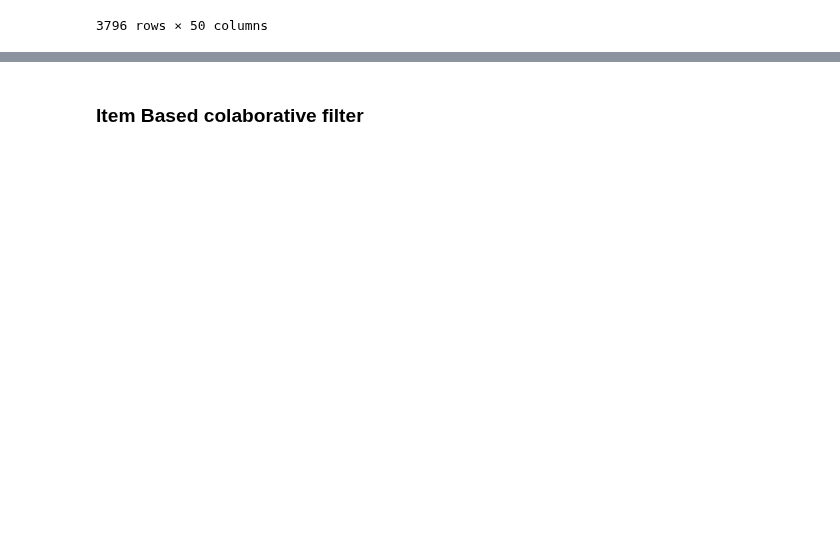
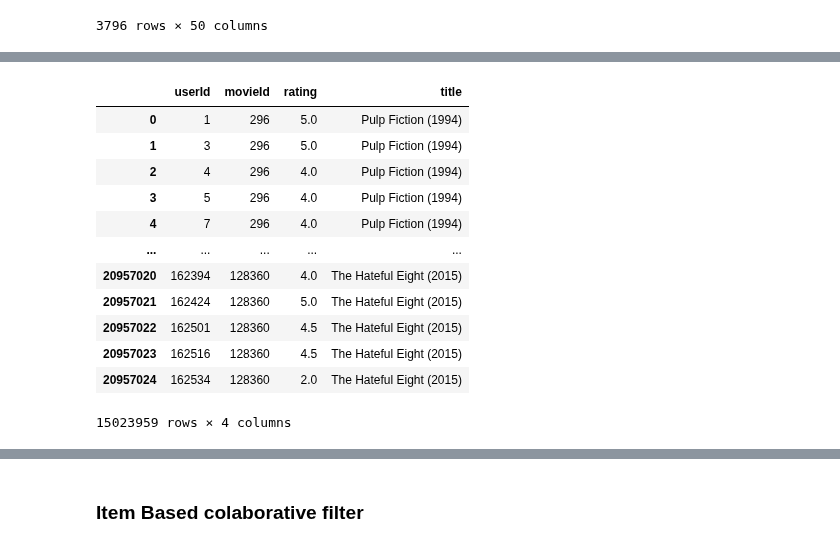
Before and after one commit to joaquim-oliveira-neto/rogue, a Jupyter notebook: notebooks/joaquim-model-test.ipynb, the cells around one changed output, grey strips where cells are left out. Cells and saved outputs as stored; diff of their text form; code cells hidden in the pictures; blank space fills up the shorter version.

```diff
--- a/notebooks/joaquim-model-test.ipynb
+++ b/notebooks/joaquim-model-test.ipynb
@@ -173,0 +220,17 @@ df.to_csv('../raw_data/streamlit-data/ratings_top_users_top.csv', columns=df.col
+# %%
+ratings_lite_top = get_most_rated_movies_df(ratings_lite, 1000)
+ratings_lite_top
+# %% [output]
+|  | userId | movieId | rating | title |
+| 0 | 1 | 296 | 5.0 | Pulp Fiction (1994) |
+| 1 | 3 | 296 | 5.0 | Pulp Fiction (1994) |
+| 2 | 4 | 296 | 4.0 | Pulp Fiction (1994) |
+| 3 | 5 | 296 | 4.0 | Pulp Fiction (1994) |
+| 4 | 7 | 296 | 4.0 | Pulp Fiction (1994) |
+| ... | ... | ... | ... | ... |
+| 20957020 | 162394 | 128360 | 4.0 | The Hateful Eight (2015) |
+| 20957021 | 162424 | 128360 | 5.0 | The Hateful Eight (2015) |
+| 20957022 | 162501 | 128360 | 4.5 | The Hateful Eight (2015) |
+| 20957023 | 162516 | 128360 | 4.5 | The Hateful Eight (2015) |
+| 20957024 | 162534 | 128360 | 2.0 | The Hateful Eight (2015) |
+15023959 rows × 4 columns
```
Also changed, not shown: parts of 33 cells of this notebook, 3 other files.
